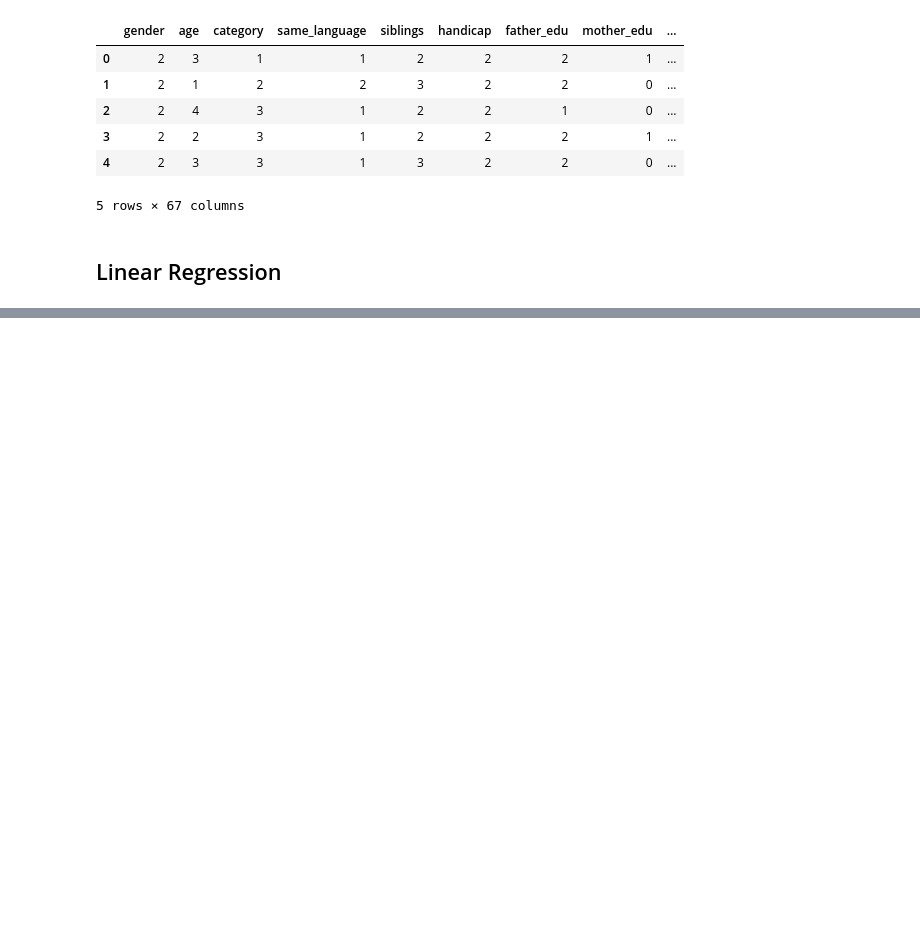
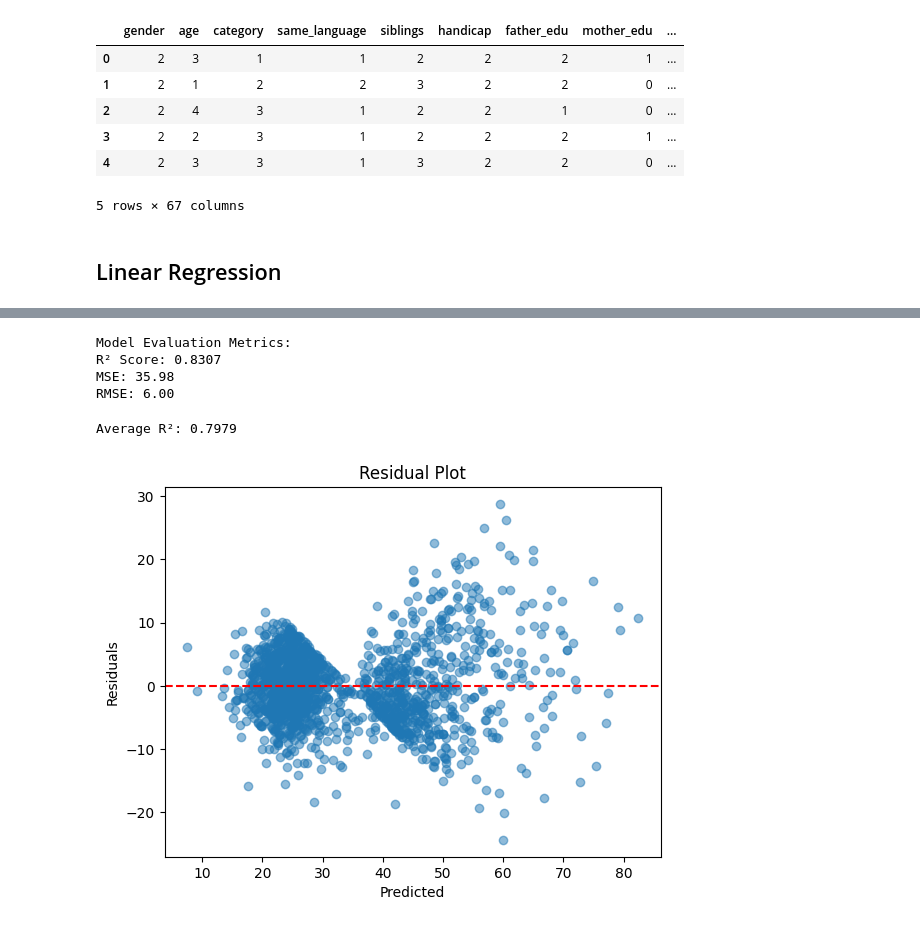
Before and after one commit to ChandanHegde07/Kruman-Projects, a Jupyter notebook: Phase2Student.ipynb, the cells around one changed output, grey strips where cells are left out. Saved outputs shown, nothing was run; the diff lists cells and outputs as text; code cells hidden in the pictures; blank space fills up the shorter version.

```diff
--- a/Phase2Student.ipynb
+++ b/Phase2Student.ipynb
@@ -85,0 +72,29 @@ print(predicted_marks[["Predicted_Maths_Percentage"]])
+# %%
+r2 = r2_score(y_test, y_pred)
+mse = mean_squared_error(y_test, y_pred)
+rmse = np.sqrt(mse)
+
+print("Model Evaluation Metrics:")
+print(f"R² Score: {r2:.4f}")
+print(f"MSE: {mse:.2f}")
+print(f"RMSE: {rmse:.2f}")
+# %% [output]
+Model Evaluation Metrics:
+R² Score: 0.8307
+MSE: 35.98
+RMSE: 6.00
+# %%
+scores = cross_val_score(model, X, y, cv=5, scoring='r2')
+print(f"Average R²: {np.mean(scores):.4f}")
+# %% [output]
+Average R²: 0.7979
+# %%
+residuals = y_test - y_pred
+plt.scatter(y_pred, residuals, alpha=0.5)
+plt.axhline(0, color='red', linestyle='--')
+plt.xlabel("Predicted")
+plt.ylabel("Residuals")
+plt.title("Residual Plot")
+plt.show()
+# %% [output]
+[figure, added]
```
Also changed, not shown: parts of 11 cells of this notebook.
